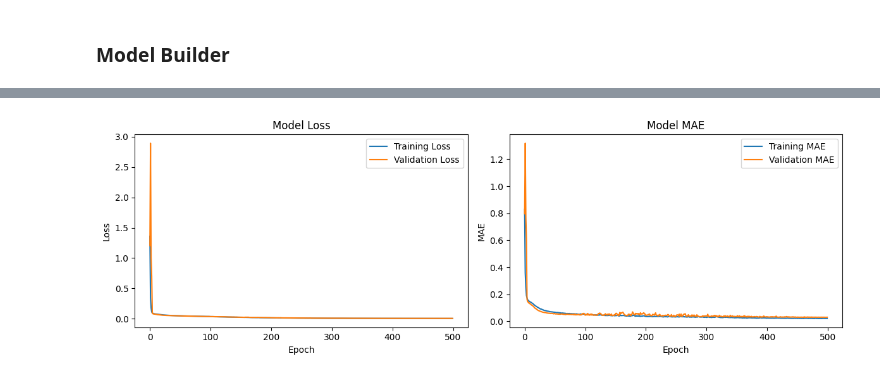
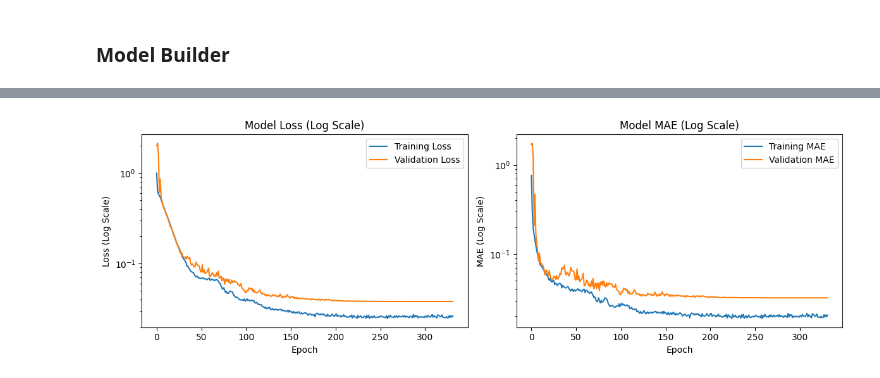
Before and after one commit to jack-stow/machine-learning-final, a Jupyter notebook: ancient_text_dater.ipynb, the cells around one changed output, grey strips where cells are left out. Drawn from its saved outputs; the diff is of its cells as text; code cells hidden in the pictures.

```diff
--- a/ancient_text_dater.ipynb
+++ b/ancient_text_dater.ipynb
@@ -484,8 +563,4 @@ X_train, X_test, y_train, y_test = train_test_split(X, y, test_size=0.2, random_
 
 print(X_train.shape)
 print(X_test.shape)
-
-# Convert all boolean columns in the dataset to integers
-X_train = X_train.applymap(lambda x: int(x) if isinstance(x, bool) else x)
-X_test = X_test.applymap(lambda x: int(x) if isinstance(x, bool) else x)
 # %% [output]
@@ -743,7 +975,7 @@ from sklearn.metrics import mean_absolute_error
 # Create a pipeline to scale the data and apply SVR
 svm_pipeline = make_pipeline(
     StandardScaler(),  # SVM benefits from scaling the data
-    SVR(kernel='rbf', C=1.0, epsilon=0.1)  # Radial Basis Function kernel
+    SVR(kernel='rbf',  C=956.1, epsilon=.01)  # Radial Basis Function kernel
 )
 
 # Train the model
@@ -882,16 +1137,17 @@ def train(model_file_name, epochs=250, learning_rate=1e-4, batch_size=32):
     callbacks = [
         tf.keras.callbacks.EarlyStopping(
             monitor='val_loss',
-            patience=60,
+            patience=50,
             restore_best_weights=True
         ),
         tf.keras.callbacks.ReduceLROnPlateau(
             monitor='val_loss',
-            factor=0.75,
-            patience=10,
-            min_lr=1e-10
+            factor=0.5,
+            patience=8,
+            min_lr=5e-7
         ),
         tf.keras.callbacks.ModelCheckpoint(model_file_name, save_best_only=True)
+        #,BestModelCallback()
     ]
 
     # Fit the model
@@ -904,7 +1160,7 @@ def train(model_file_name, epochs=250, learning_rate=1e-4, batch_size=32):
         verbose=1
     )
 
-    model.save(model_file_name)
+    # model.save(model_file_name)
 
     return model, history
 # %%
@@ -917,21 +1173,24 @@ def evaluate_model(model, history):
     mae = np.mean(np.abs(y_pred.flatten() - y_test2))
     print(f"Mean Absolute Error: {mae}")
 
-    plt.figure(figsize=(12,4))
-    plt.subplot(1,2,1)
-    plt.plot(history.history['loss'], label='Training Loss')
-    plt.plot(history.history['val_loss'], label='Validation Loss')
-    plt.title('Model Loss')
+    plt.figure(figsize=(12, 4))
+
+    # Plot loss with log scale
+    plt.subplot(1, 2, 1)
+    plt.semilogy(history.history['loss'], label='Training Loss')
+    plt.semilogy(history.history['val_loss'], label='Validation Loss')
+    plt.title('Model Loss (Log Scale)')
     plt.xlabel('Epoch')
-    plt.ylabel('Loss')
+    plt.ylabel('Loss (Log Scale)')
     plt.legend()
 
-    plt.subplot(1,2,2)
-    plt.plot(history.history['mae'], label='Training MAE')
-    plt.plot(history.history['val_mae'], label='Validation MAE')
-    plt.title('Model MAE')
+    # Plot MAE with log scale
+    plt.subplot(1, 2, 2)
+    plt.semilogy(history.history['mae'], label='Training MAE')
+    plt.semilogy(history.history['val_mae'], label='Validation MAE')
+    plt.title('Model MAE (Log Scale)')
     plt.xlabel('Epoch')
-    plt.ylabel('MAE')
+    plt.ylabel('MAE (Log Scale)')
     plt.legend()
 
     plt.tight_layout()
@@ -939,5 +1223,5 @@ def evaluate_model(model, history):
 # %%
-file_name="models/date_predictor-v27.h5"
+file_name="date_predictor-nn.h5"
 model, history = train(file_name, epochs=500, learning_rate=1e-2, batch_size=512)
 evaluate_model(model, history)
 # %% [output]
@@ -961 +1245 @@ Mean Absolute Error: 52.30674621381037
-[figure, old version]
+[figure, new version]
```
Also changed, not shown: parts of 60 cells of this notebook, 11 other files.
